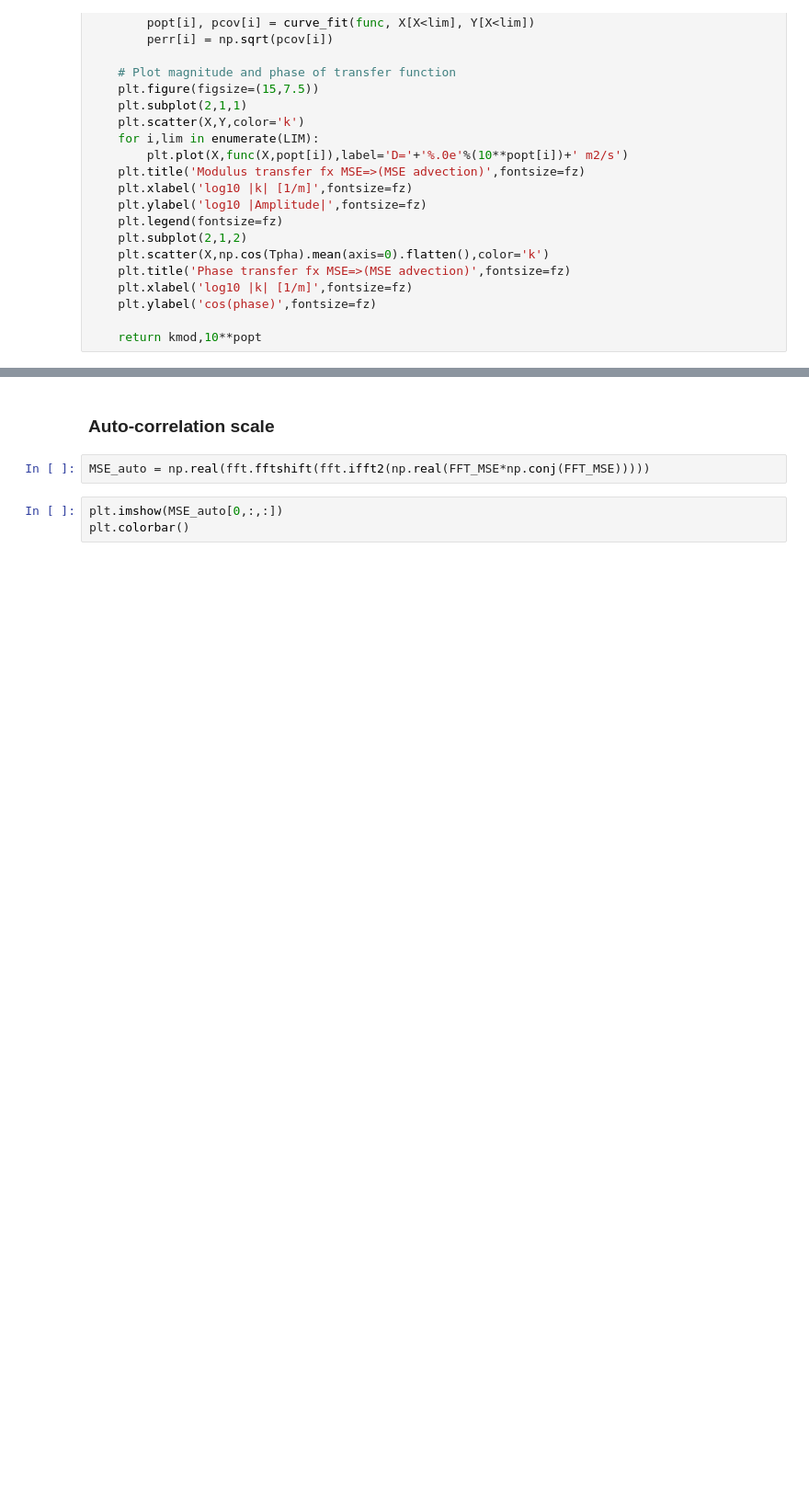
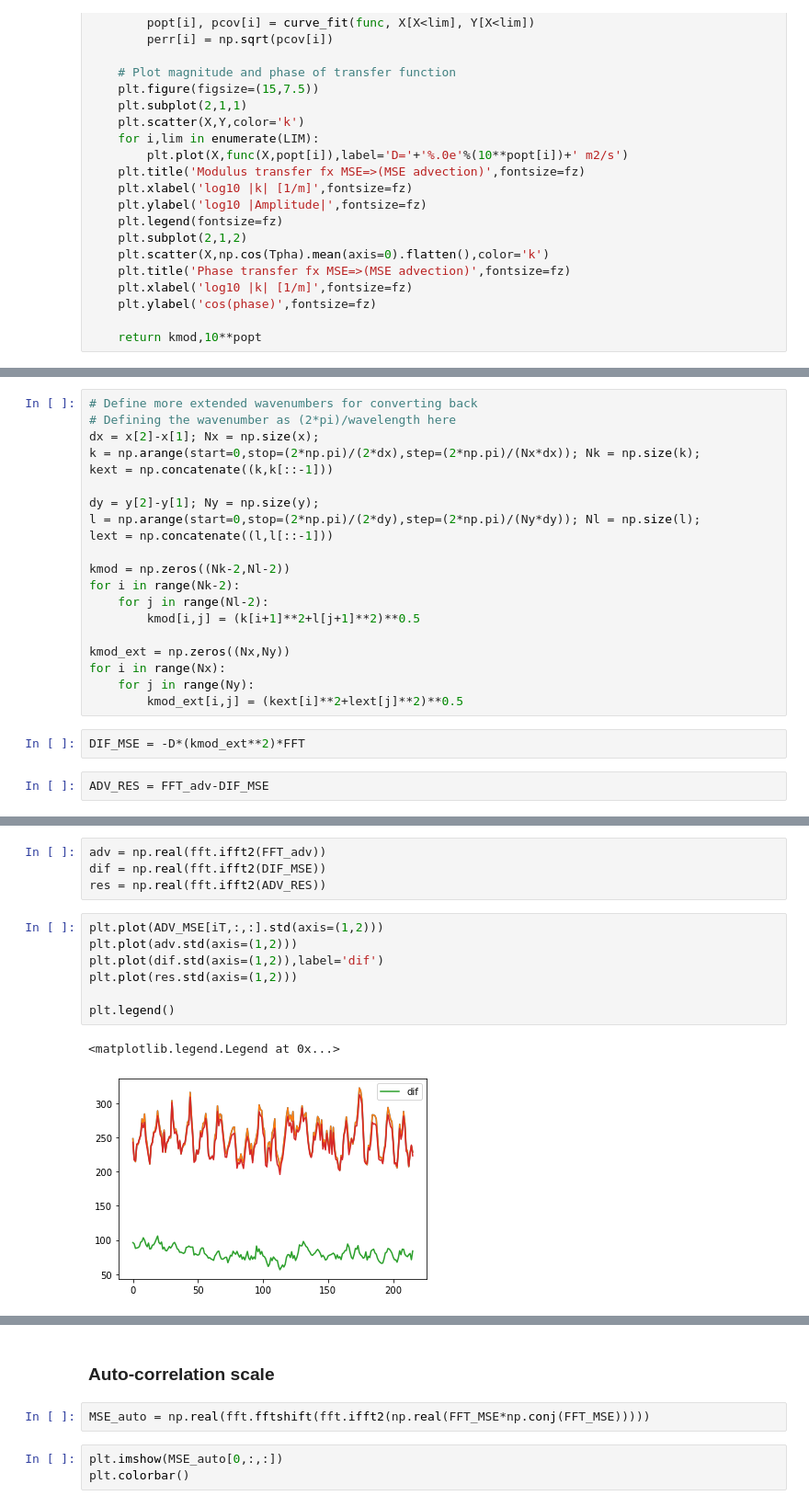
Before and after one commit to tbeucler/2019_WMI, a Jupyter notebook: dev/tbeucler/004_Landau_Surface_Tension.ipynb, the cells around one changed output, grey strips where cells are left out. Shown at 92% size. Cells and saved outputs as stored; diff of their text form; blank space fills up the shorter version.

```diff
--- a/dev/tbeucler/004_Landau_Surface_Tension.ipynb
+++ b/dev/tbeucler/004_Landau_Surface_Tension.ipynb
@@ -586,0 +656,24 @@ array([33160.73110294, 14160.3570246 ,  9529.92877405,  7515.79624989,
+# %%
+# Define more extended wavenumbers for converting back
+# Defining the wavenumber as (2*pi)/wavelength here
+dx = x[2]-x[1]; Nx = np.size(x);
+k = np.arange(start=0,stop=(2*np.pi)/(2*dx),step=(2*np.pi)/(Nx*dx)); Nk = np.size(k);
+kext = np.concatenate((k,k[::-1]))
+
+dy = y[2]-y[1]; Ny = np.size(y);
+l = np.arange(start=0,stop=(2*np.pi)/(2*dy),step=(2*np.pi)/(Ny*dy)); Nl = np.size(l);
+lext = np.concatenate((l,l[::-1]))
+
+kmod = np.zeros((Nk-2,Nl-2))
+for i in range(Nk-2):
+    for j in range(Nl-2):
+        kmod[i,j] = (k[i+1]**2+l[j+1]**2)**0.5
+
+kmod_ext = np.zeros((Nx,Ny))
+for i in range(Nx):
+    for j in range(Ny):
+        kmod_ext[i,j] = (kext[i]**2+lext[j]**2)**0.5
+# %%
+DIF_MSE = -D*(kmod_ext**2)*FFT
+# %%
+ADV_RES = FFT_adv-DIF_MSE
@@ -586,0 +684,14 @@ array([33160.73110294, 14160.3570246 ,  9529.92877405,  7515.79624989,
+# %%
+adv = np.real(fft.ifft2(FFT_adv))
+dif = np.real(fft.ifft2(DIF_MSE))
+res = np.real(fft.ifft2(ADV_RES))
+# %%
+plt.plot(ADV_MSE[iT,:,:].std(axis=(1,2)))
+plt.plot(adv.std(axis=(1,2)))
+plt.plot(dif.std(axis=(1,2)),label='dif')
+plt.plot(res.std(axis=(1,2)))
+
+plt.legend()
+# %% [output]
+<matplotlib.legend.Legend at 0x...>
+[figure, added]
```
Also changed, not shown: parts of 23 cells of this notebook.
